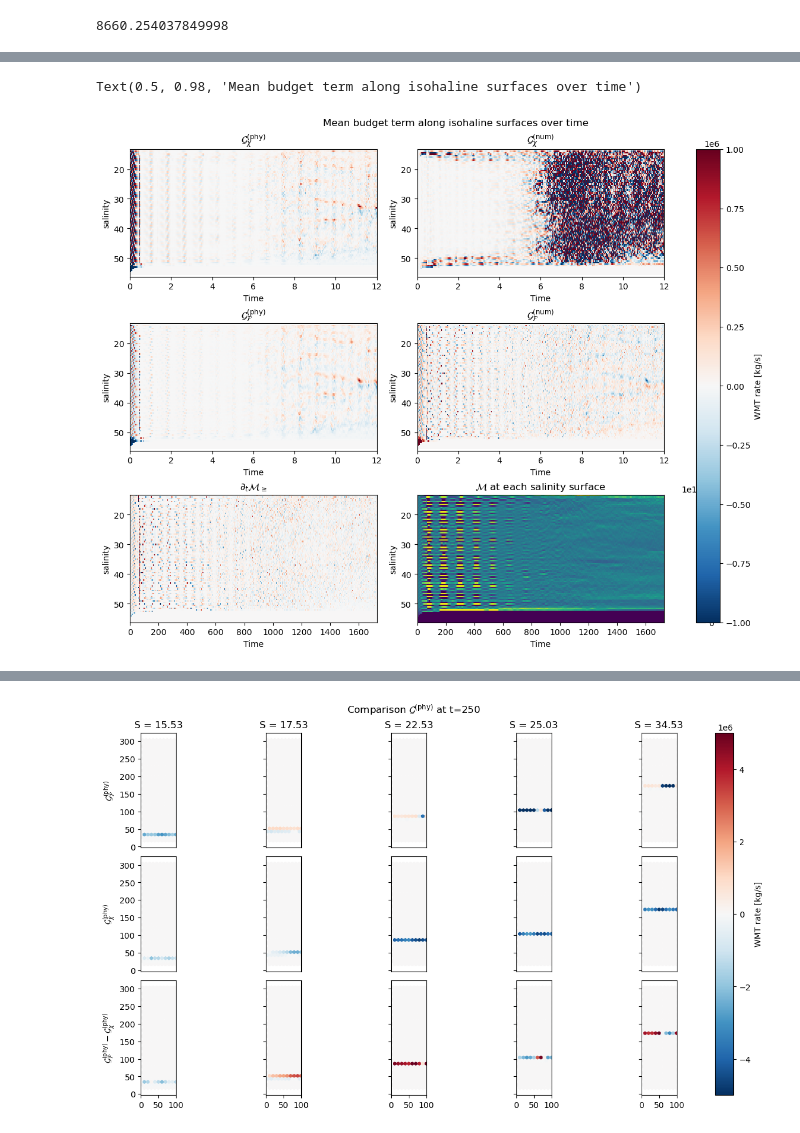
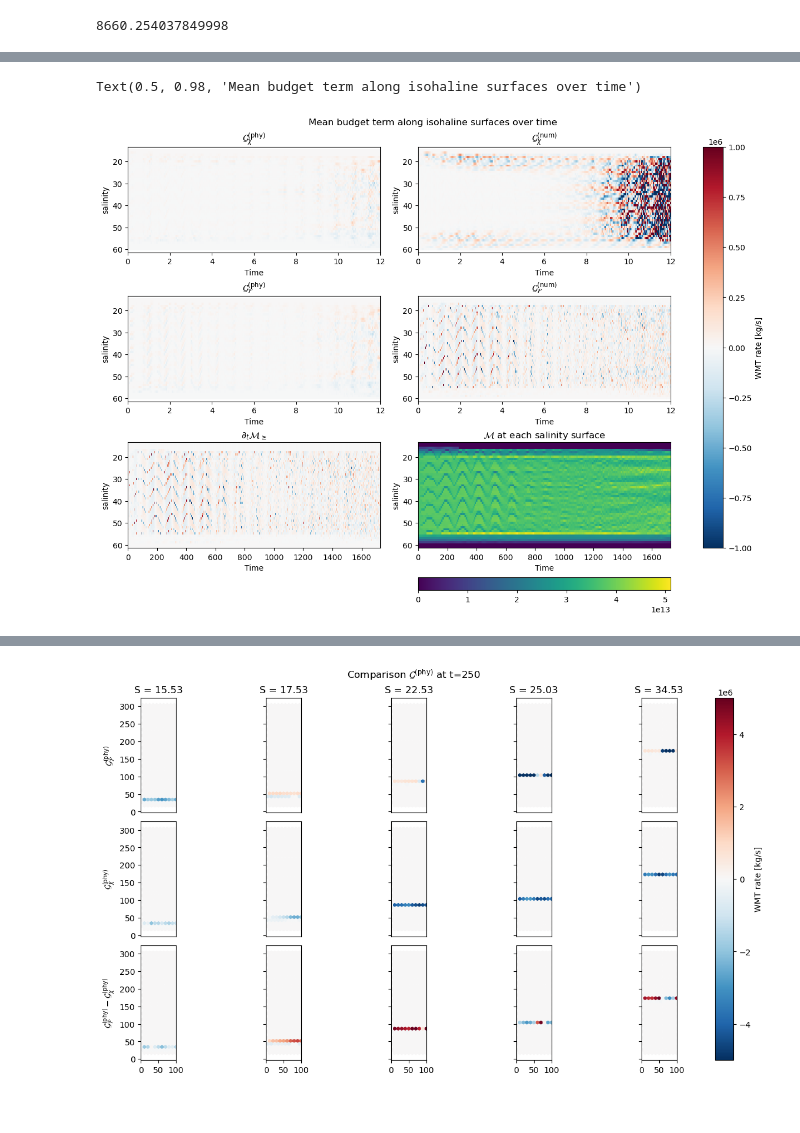
Before and after one commit to kailauyeda/WMT_DVD, a Jupyter notebook: bichan/analysis/preliminary_analysis.ipynb, the cells around one changed output, grey strips where cells are left out. Cells and saved outputs as stored; diff of their text form; code cells hidden in the pictures.

```diff
--- a/bichan/analysis/preliminary_analysis.ipynb
+++ b/bichan/analysis/preliminary_analysis.ipynb
@@ -321,8 +333,12 @@ def calculate_G_F_phy(F_variable, rho_0, mesh, ds_output, target_coord_spacing =
     ds_output['salinity_P1'] = grid_nVertLevels.interp(ds_output.salinity, 'Z', boundary = 'extend')
 
     # +2 to ensure that the upper and lower bins have a Gphy = 0
-    lower_bound = ds_output.salinity_P1.isel(Time=0, nVertLevelsP1=0).min() - 2
-    upper_bound = ds_output.salinity_P1.isel(Time=0, nVertLevelsP1=0).max() + 2
+    # lower_bound = ds_output.salinity_P1.isel(Time=0, nVertLevelsP1=0).min() - 2
+    # upper_bound = ds_output.salinity_P1.isel(Time=0, nVertLevelsP1=0).max() + 2
+
+    lower_bound = ds_output.salinity_P1.min() - 2
+    upper_bound = ds_output.salinity_P1.max() + 2
+
     target_coords_P1 = np.arange(lower_bound,upper_bound,target_coord_spacing)
     dlambda = target_coords_P1[0] - target_coords_P1[1] # dlambda < 0 because we are taking i - i+1
 
@@ -416,8 +432,12 @@ def calculate_G_chi_mix(chi_variable, rho_0, mesh, ds_output, target_coord_spaci
     # ds_output['salinity'] = ds_output.salinity.ffill(dim= 'nVertLevels', limit = 1)
 
     # +2 to ensure that the upper and lower bins have Gphy = 0
-    lower_bound = ds_output.salinity_P1.isel(Time=0,nVertLevelsP1=0).min() - 2
-    upper_bound = ds_output.salinity_P1.isel(Time=0,nVertLevelsP1=0).max() + 2
+    # lower_bound = ds_output.salinity_P1.isel(Time=0,nVertLevelsP1=0).min() - 2
+    # upper_bound = ds_output.salinity_P1.isel(Time=0,nVertLevelsP1=0).max() + 2
+
+    lower_bound = ds_output.salinity_P1.min() - 2
+    upper_bound = ds_output.salinity_P1.max() + 2
+
     target_coords_P1 = np.arange(lower_bound,upper_bound,target_coord_spacing)
 
     d_lambda = target_coords_P1[0] - target_coords_P1[1] # d_lambda < 0 b/c we are taking the derivative as i --> 0 so i - i+1
@@ -552,7 +572,7 @@ def find_min_max_idx(da):
 --------
 # %%
 rho_0 = 1026
-target_coord_spacing = 0.5
+target_coord_spacing = 1
 
 G_F_phy_ds, G_chi_phy_ds, G_chi_num_ds, G_phy_comp_ds = calculate_G_mix(rho_0, mesh, avg_ds_output, target_coord_spacing)
 # %% [output]
@@ -565,8 +585,8 @@ Calculating G_chi_num
 
 # +2 to ensure that the upper and lower bins have Gphy = 0
 
-lower_bound = avg_ds_output.salinity_P1.isel(Time=0,nVertLevelsP1=0).min() - 2
-upper_bound = avg_ds_output.salinity_P1.isel(Time=0,nVertLevelsP1=0).max() + 2
+lower_bound = avg_ds_output.salinity_P1.min() - 2
+upper_bound = avg_ds_output.salinity_P1.max() + 2
 target_coords_P1 = np.arange(lower_bound,upper_bound,target_coord_spacing)
 target_coords = (target_coords_P1[1:] + target_coords_P1[:-1]) / 2
 
@@ -822,29 +844,30 @@ plt.xlim(0,50)
 # %%
 fig, ax = plt.subplots(nrows=3,ncols=2,constrained_layout=True,figsize=(12,9))
 
 G_phy_comp_ds.G_chi_phy.mean(dim='nCells').plot(ax=ax[0,0],y='salinity',vmin=-1e6, vmax=1e6, cmap='RdBu_r', add_colorbar=False)
 ax[0,0].set_title(r'$\mathcal{G}_\chi^{\text{(phy)}}$')
 G_phy_comp_ds.G_chi_num.mean(dim='nCells').plot(ax=ax[0,1],y='salinity',vmin=-1e6, vmax=1e6, cmap='RdBu_r', add_colorbar=False)
 ax[0,1].set_title(r'$\mathcal{G}_\chi^{\text{(num)}}$')
 
 G_phy_comp_ds.G_F_phy_center.mean(dim='nCells').plot(ax=ax[1,0],y='salinity',vmin=-1e6, vmax=1e6, cmap='RdBu_r', add_colorbar=False)
 ax[1,0].set_title(r'$\mathcal{G}_\mathcal{F}^{\text{(phy)}}$')
 G_F_num.mean(dim='nCells').plot(ax=ax[1,1],y='salinity',vmin=-1e6, vmax=1e6, cmap='RdBu_r', add_colorbar=False)
 ax[1,1].set_title(r'$\mathcal{G}_\mathcal{F}^{\text{(num)}}$')
 
 c = dM_dt.mean(dim='nCells').plot(ax=ax[2,0], y='salinity', vmin=-1e6, vmax=1e6, cmap ='RdBu_r',add_colorbar=False)
 ax[2,0].set_title(r'$\partial_t \mathcal{M}_\geq$')
 
-mass_transform.sum(dim='nCells').plot(ax=ax[2,1], y='salinity')
+d = mass_transform.sum(dim='nCells').plot(ax=ax[2,1], y='salinity', add_colorbar=False)
 ax[2,1].set_title(r'$\mathcal{M}$ at each salinity surface')
 
 fig.colorbar(c, ax=ax, label='WMT rate [kg/s]')
+fig.colorbar(d, ax=ax[2,1],location='bottom')
 
 for i in range(0,3):
     for j in range(0,2):
         ax[i,j].invert_yaxis()
 
 fig.suptitle('Mean budget term along isohaline surfaces over time')
 # %% [output]
 Text(0.5, 0.98, 'Mean budget term along isohaline surfaces over time')
-[figure, old version]
+[figure, new version]
```
Also changed, not shown: parts of 38 cells of this notebook.
